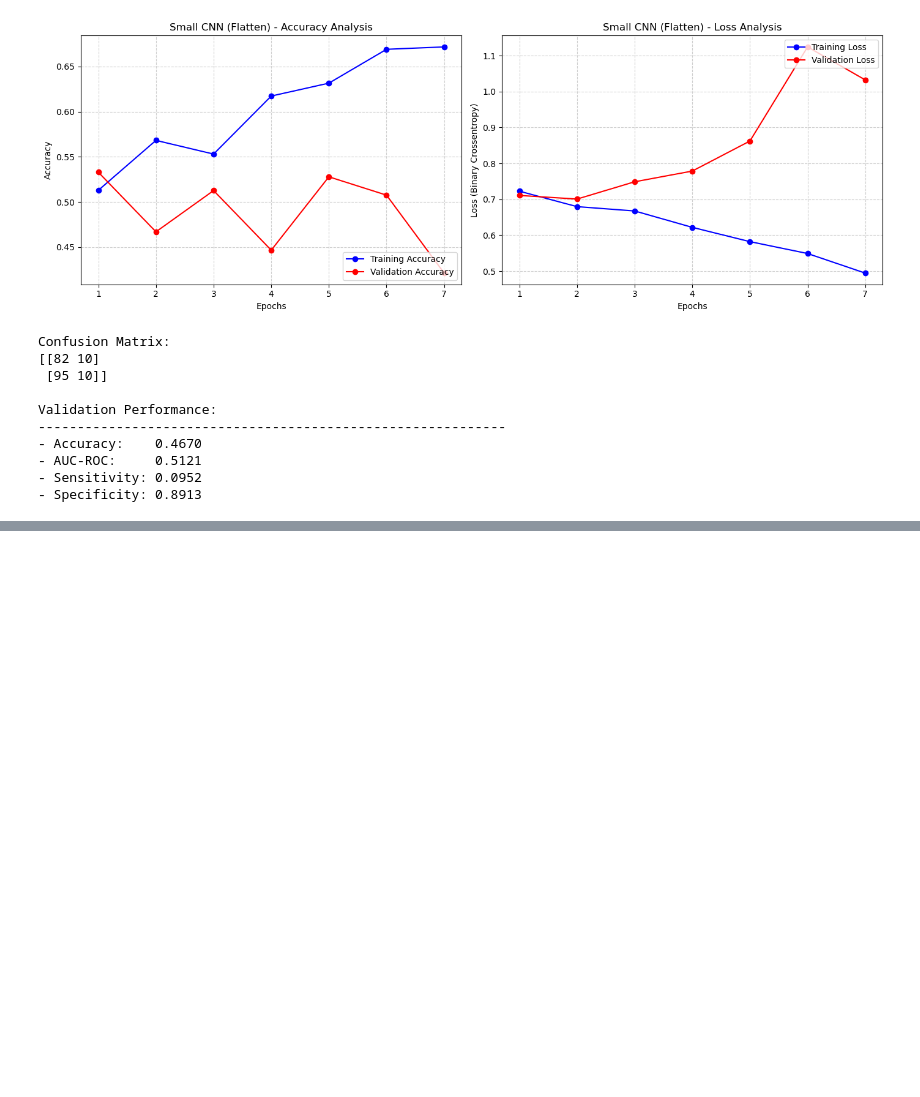
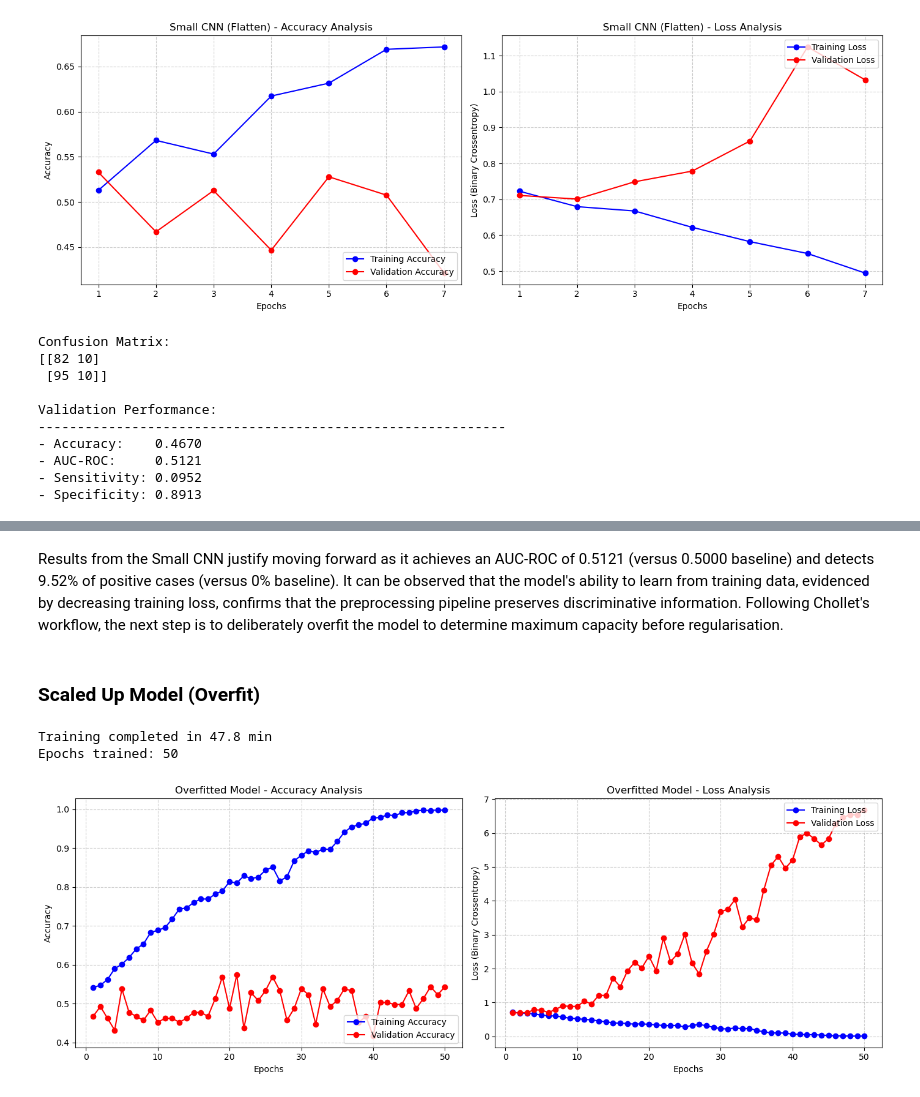
Before and after one commit to A-S-Yong/FYP, a Jupyter notebook: notebooks/Recalibration_V1.ipynb, the cells around one changed output, grey strips where cells are left out. Drawn from its saved outputs; the diff is of its cells as text; code cells hidden in the pictures; blank space fills up the shorter version.

Commit message:
Update
Added a helper function to be able to visually see progress. Execution of the scaled up model.

```diff
--- a/notebooks/Recalibration_V1.ipynb
+++ b/notebooks/Recalibration_V1.ipynb
@@ -1820,0 +1817,4 @@ Results from the Small CNN justify moving forward as it achieves an AUC-ROC of 0
+# %% [markdown]
+Results from the Small CNN justify moving forward as it achieves an AUC-ROC of 0.5121 (versus 0.5000 baseline) and detects 9.52% of positive cases (versus 0% baseline). It can be observed that the model's ability to learn from training data, evidenced by decreasing training loss, confirms that the preprocessing pipeline preserves discriminative information. Following Chollet's workflow, the next step is to deliberately overfit the model to determine maximum capacity before regularisation.
+# %% [markdown]
+### Scaled Up Model (Overfit)
@@ -1820,0 +1849,75 @@ Results from the Small CNN justify moving forward as it achieves an AUC-ROC of 0
+# %%
+MAX_EPOCHS_OVERFIT = 50
+
+def build_overfitted_model():
+    """Larger CNN designed to overfit - 4 conv blocks with more capacity"""
+    model = keras.Sequential([
+        keras.Input(shape=(IMG_HEIGHT, IMG_WIDTH, IMG_CHANNELS)),
+
+        layers.Conv2D(32, (3, 3), activation='relu', padding='same'),
+        layers.MaxPooling2D((2, 2)),
+
+        layers.Conv2D(64, (3, 3), activation='relu', padding='same'),
+        layers.MaxPooling2D((2, 2)),
+
+        layers.Conv2D(128, (3, 3), activation='relu', padding='same'),
+        layers.MaxPooling2D((2, 2)),
+
+        layers.Conv2D(256, (3, 3), activation='relu', padding='same'),
+        layers.MaxPooling2D((2, 2)),
+
+        layers.Flatten(),
+        layers.Dense(512, activation='relu'),
+        layers.Dense(1, activation='sigmoid')
+    ], name='Overfitted_CNN')
+
+    model.compile(
+        loss='binary_crossentropy',
+        optimizer=optimizers.legacy.Adam(learning_rate=1e-3),
+        metrics=['accuracy']
+    )
+
+    return model
+
+# Build and train
+overfitted_model = build_overfitted_model()
+start = time.time()
+history_overfitted = overfitted_model.fit(
+    train_gen,
+    epochs=MAX_EPOCHS_OVERFIT,
+    validation_data=val_gen,
+    callbacks=[CleanProgressCallback(MAX_EPOCHS_OVERFIT)],
+    # callbacks=callbacks,
+    # class_weight=CLASS_WEIGHTS,
+    verbose=0
+)
+train_time_overfitted = (time.time() - start) / 60
+print(f"\nTraining completed in {train_time_overfitted:.1f} min")
+print(f"Epochs trained: {len(history_overfitted.history['loss'])}")
+
+# Plot
+plot_training_metrics(history_overfitted, "Overfitted Model")
+
+# Evaluate on Validation
+val_gen.reset()
+val_prob_overfitted = overfitted_model.predict(val_gen, verbose=0).ravel()
+val_pred_overfitted = (val_prob_overfitted >= 0.5).astype(int)
+overfitted_metrics = calc_clinical_metrics(val_gen.classes, val_pred_overfitted, val_prob_overfitted)
+
+# Confusion Matrix
+print("\nConfusion Matrix:")
+print(confusion_matrix(val_gen.classes, val_pred_overfitted))
+
+print("\nValidation Performance:")
+print("-"*60)
+print(f"- Accuracy:    {overfitted_metrics['Accuracy']:.4f}")
+print(f"- AUC-ROC:     {overfitted_metrics['AUC-ROC']:.4f}")
+print(f"- Sensitivity: {overfitted_metrics['Recall (Sensitivity)']:.4f}")
+print(f"- Specificity: {overfitted_metrics['Specificity']:.4f}")
+
+# Save
+overfitted_model.save(MODEL_DIR / 'overfitted_model.keras')
+# %% [output]
+Training completed in 47.8 min
+Epochs trained: 50
+[figure, added]
```
Also changed, not shown: parts of 6 cells of this notebook, 1 other file.
